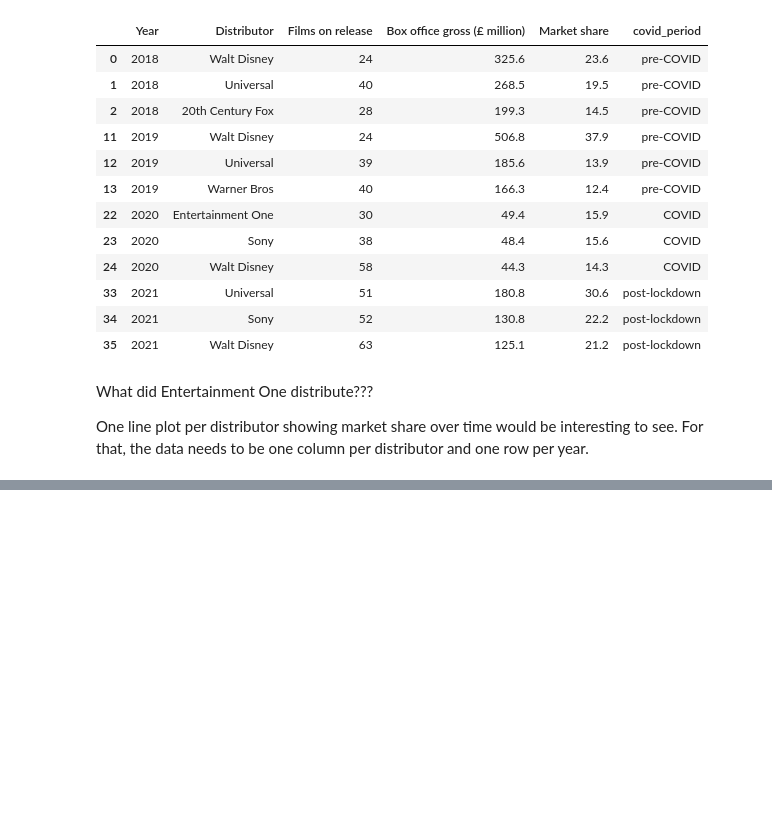
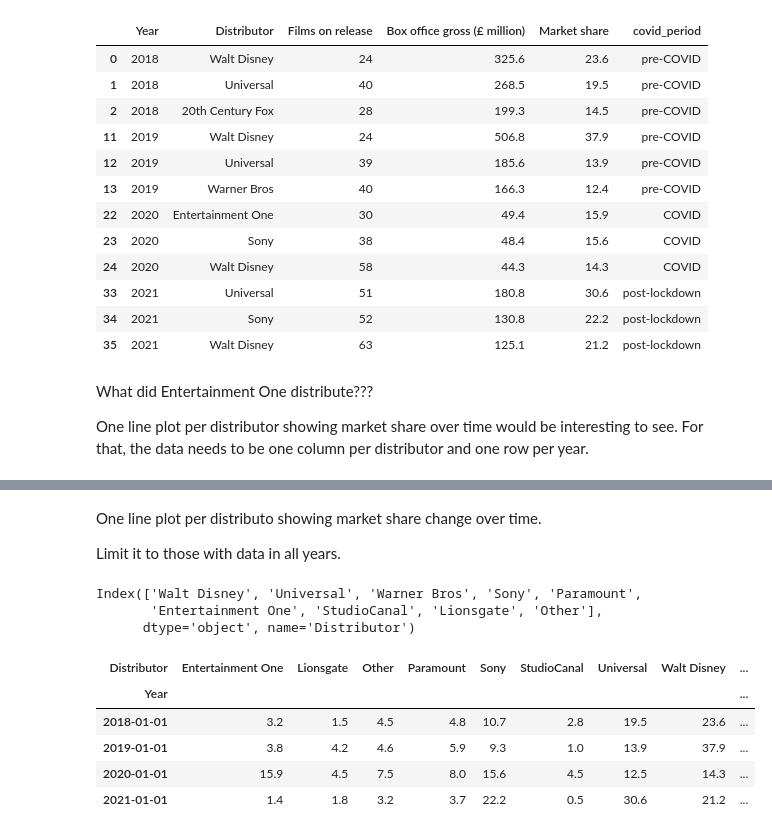
Before and after one commit to AJ-Horch/grounded_data_analyst, a Jupyter notebook: analsying_moive_data.ipynb, the cells around one changed output, grey strips where cells are left out. Cells and saved outputs as stored; diff of their text form; code cells hidden in the pictures; blank space fills up the shorter version.

```diff
--- a/analsying_moive_data.ipynb
+++ b/analsying_moive_data.ipynb
@@ -470,0 +508,37 @@ One line plot per distributor showing market share over time would be interestin
+# %% [markdown]
+One line plot per distributo showing market share change over time.
+
+Limit it to those with data in all years.
+# %%
+distributors_to_keep = (
+    distributors["Distributor"]
+    .value_counts()
+    .loc[lambda x: x == distributors["Year"].nunique()]
+    .index
+)
+
+distributors_to_keep
+# %% [output]
+Index(['Walt Disney', 'Universal', 'Warner Bros', 'Sony', 'Paramount',
+       'Entertainment One', 'StudioCanal', 'Lionsgate', 'Other'],
+      dtype='object', name='Distributor')
+# %%
+distributors_pivot = (
+    distributors
+    .query("Distributor in @distributors_to_keep")
+    .assign(Year=distributors["Year"]
+            .apply(lambda x: datetime.datetime(x, 1, 1))
+            )
+    .groupby(["Year", "Distributor"])
+    ["Market share"]
+    .sum()
+    .unstack()
+)
+distributors_pivot
+# %% [output]
+| Distributor | Entertainment One | Lionsgate | Other | Paramount | Sony | StudioCanal | Universal | Walt Disney | ... |
+| Year |  |  |  |  |  |  |  |  | ... |
+| 2018-01-01 | 3.2 | 1.5 | 4.5 | 4.8 | 10.7 | 2.8 | 19.5 | 23.6 | ... |
+| 2019-01-01 | 3.8 | 4.2 | 4.6 | 5.9 | 9.3 | 1.0 | 13.9 | 37.9 | ... |
+| 2020-01-01 | 15.9 | 4.5 | 7.5 | 8.0 | 15.6 | 4.5 | 12.5 | 14.3 | ... |
+| 2021-01-01 | 1.4 | 1.8 | 3.2 | 3.7 | 22.2 | 0.5 | 30.6 | 21.2 | ... |
```
Also changed, not shown: parts of 10 cells of this notebook.
